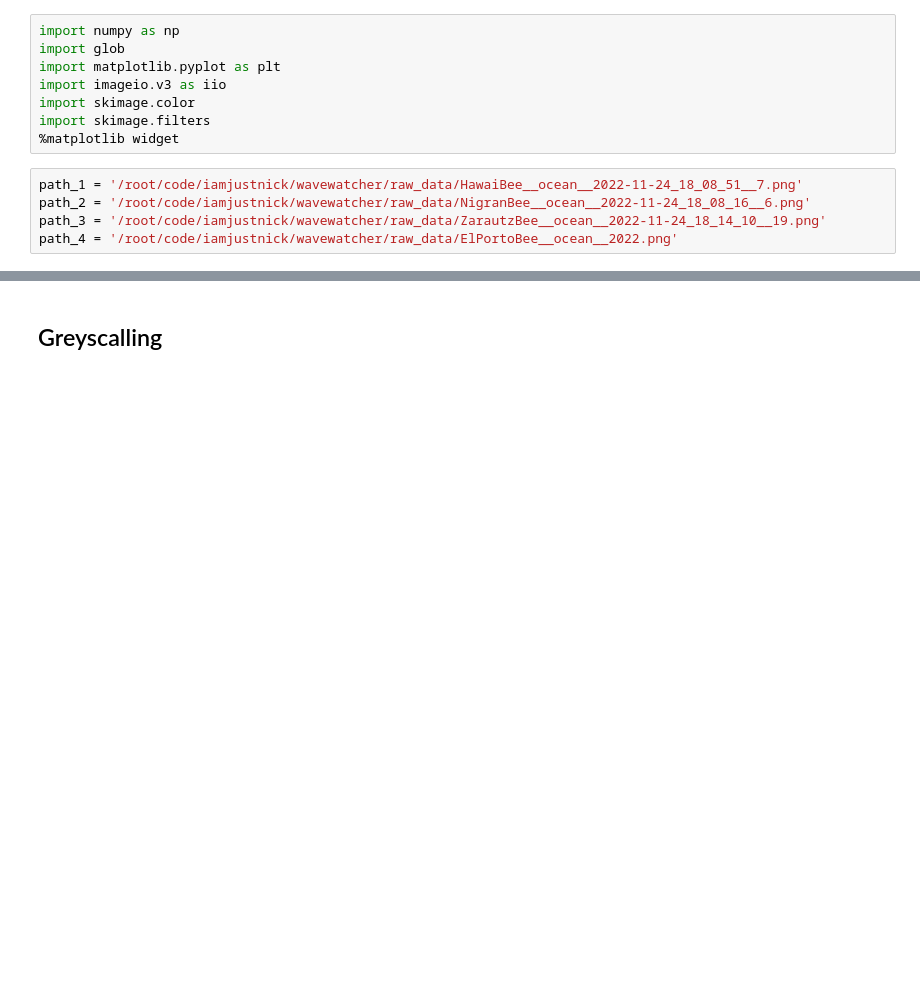
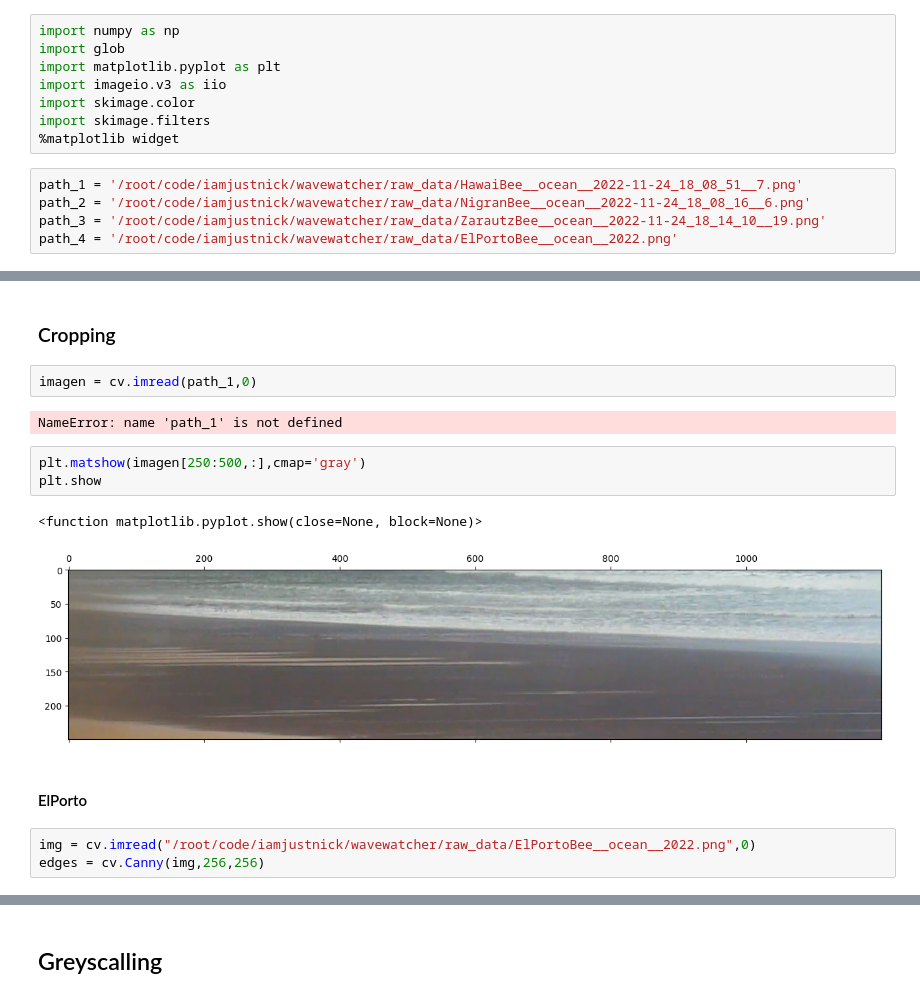
Before and after one commit to IamjustNick/wavewatcher, a Jupyter notebook: notebooks/preprocessing.ipynb, the cells around one changed output, grey strips where cells are left out. Drawn from its saved outputs; the diff is of its cells as text; blank space fills up the shorter version.

```diff
--- a/notebooks/preprocessing.ipynb
+++ b/notebooks/preprocessing.ipynb
@@ -150,0 +188,17 @@ plt.show()
+# %% [markdown]
+### Cropping
+# %%
+imagen = cv.imread(path_1,0)
+# %% [output]
+NameError: name 'path_1' is not defined
+# %%
+plt.matshow(imagen[250:500,:],cmap='gray')
+plt.show
+# %% [output]
+<function matplotlib.pyplot.show(close=None, block=None)>
+[figure, added]
+# %% [markdown]
+#### ElPorto
+# %%
+img = cv.imread("/root/code/iamjustnick/wavewatcher/raw_data/ElPortoBee__ocean__2022.png",0)
+edges = cv.Canny(img,256,256)
```
Also changed, not shown: parts of 60 cells of this notebook, 1 other file.
